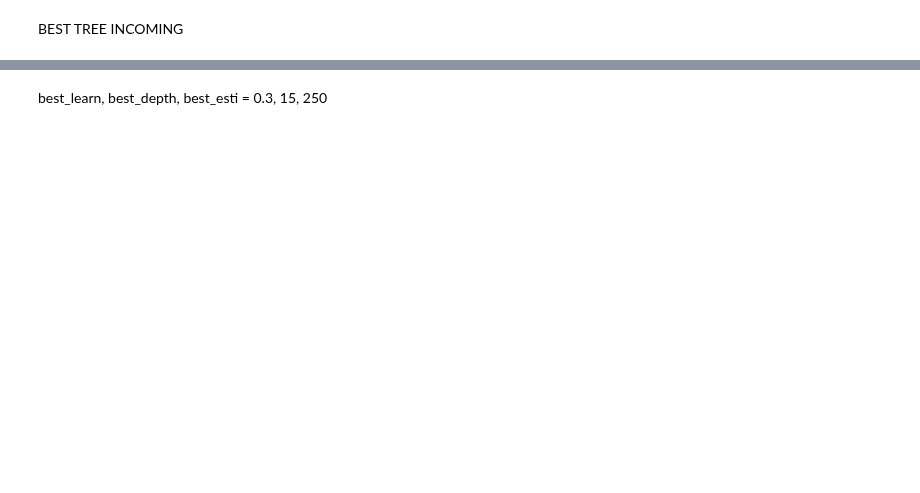
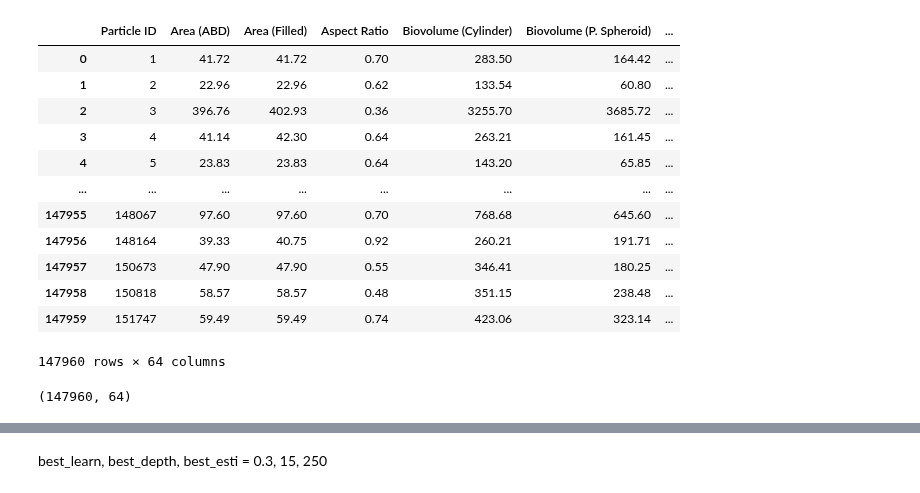
Before and after one commit to MadsNL/AMLMain, a Jupyter notebook: AML_IceCores_best_tree_shap.ipynb, the cells around one changed output, grey strips where cells are left out. Cells and saved outputs as stored; diff of their text form; code cells hidden in the pictures; blank space fills up the shorter version.

```diff
--- a/AML_IceCores_best_tree_shap.ipynb
+++ b/AML_IceCores_best_tree_shap.ipynb
@@ -198,2 +56,0 @@ Successfully installed pyaml-21.10.1 scikit-optimize-0.9.0
-# %% [markdown]
-BEST TREE INCOMING
@@ -199,0 +59,21 @@ BEST TREE INCOMING
+# %%
+train = sup_df
+train
+# %% [output]
+|  | Particle ID | Area (ABD) | Area (Filled) | Aspect Ratio | Biovolume (Cylinder) | Biovolume (P. Spheroid) | ... |
+| 0 | 1 | 41.72 | 41.72 | 0.70 | 283.50 | 164.42 | ... |
+| 1 | 2 | 22.96 | 22.96 | 0.62 | 133.54 | 60.80 | ... |
+| 2 | 3 | 396.76 | 402.93 | 0.36 | 3255.70 | 3685.72 | ... |
+| 3 | 4 | 41.14 | 42.30 | 0.64 | 263.21 | 161.45 | ... |
+| 4 | 5 | 23.83 | 23.83 | 0.64 | 143.20 | 65.85 | ... |
+| ... | ... | ... | ... | ... | ... | ... | ... |
+| 147955 | 148067 | 97.60 | 97.60 | 0.70 | 768.68 | 645.60 | ... |
+| 147956 | 148164 | 39.33 | 40.75 | 0.92 | 260.21 | 191.71 | ... |
+| 147957 | 150673 | 47.90 | 47.90 | 0.55 | 346.41 | 180.25 | ... |
+| 147958 | 150818 | 58.57 | 58.57 | 0.48 | 351.15 | 238.48 | ... |
+| 147959 | 151747 | 59.49 | 59.49 | 0.74 | 423.06 | 323.14 | ... |
+147960 rows × 64 columns
+# %%
+train.shape
+# %% [output]
+(147960, 64)
```
Also changed, not shown: parts of 38 cells of this notebook.
